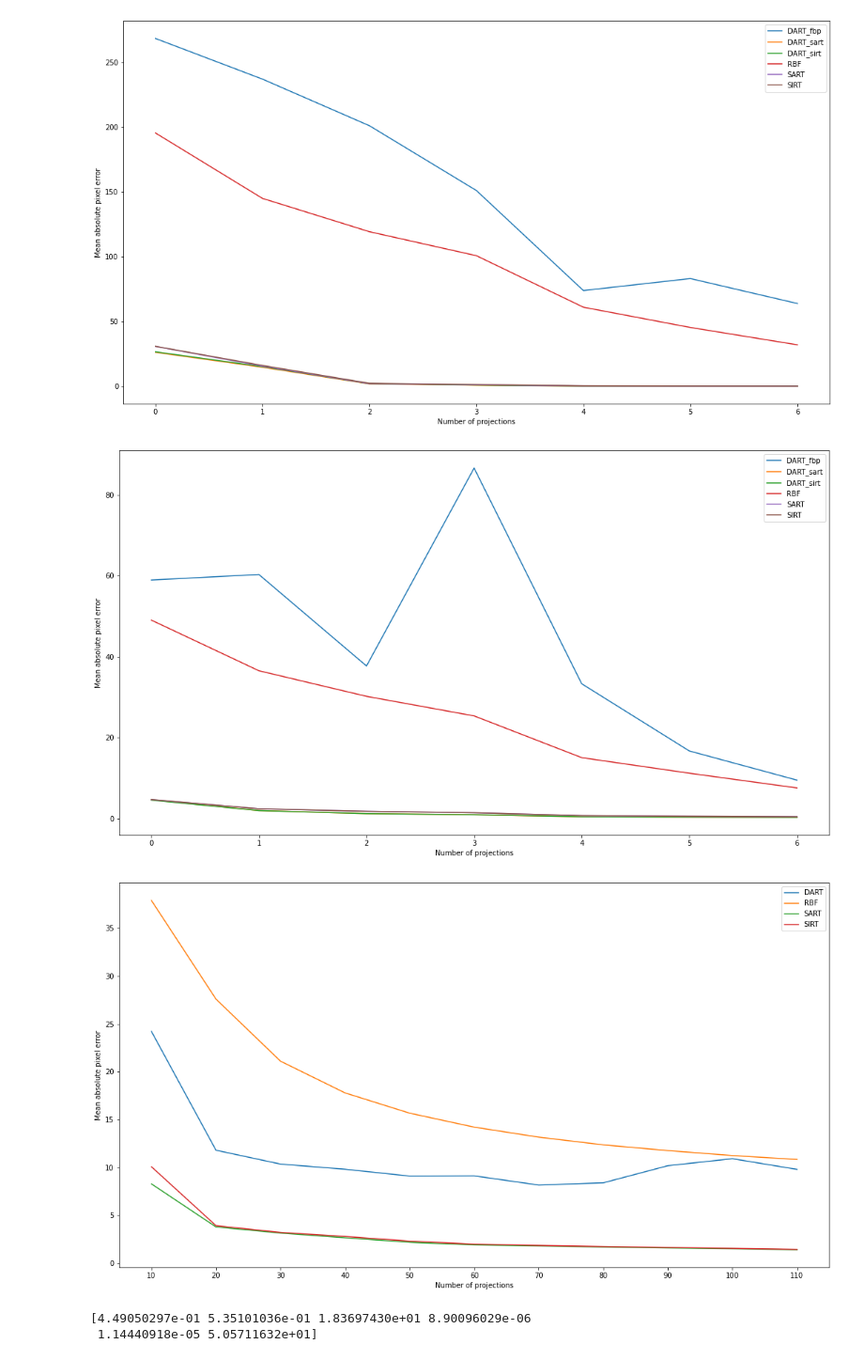
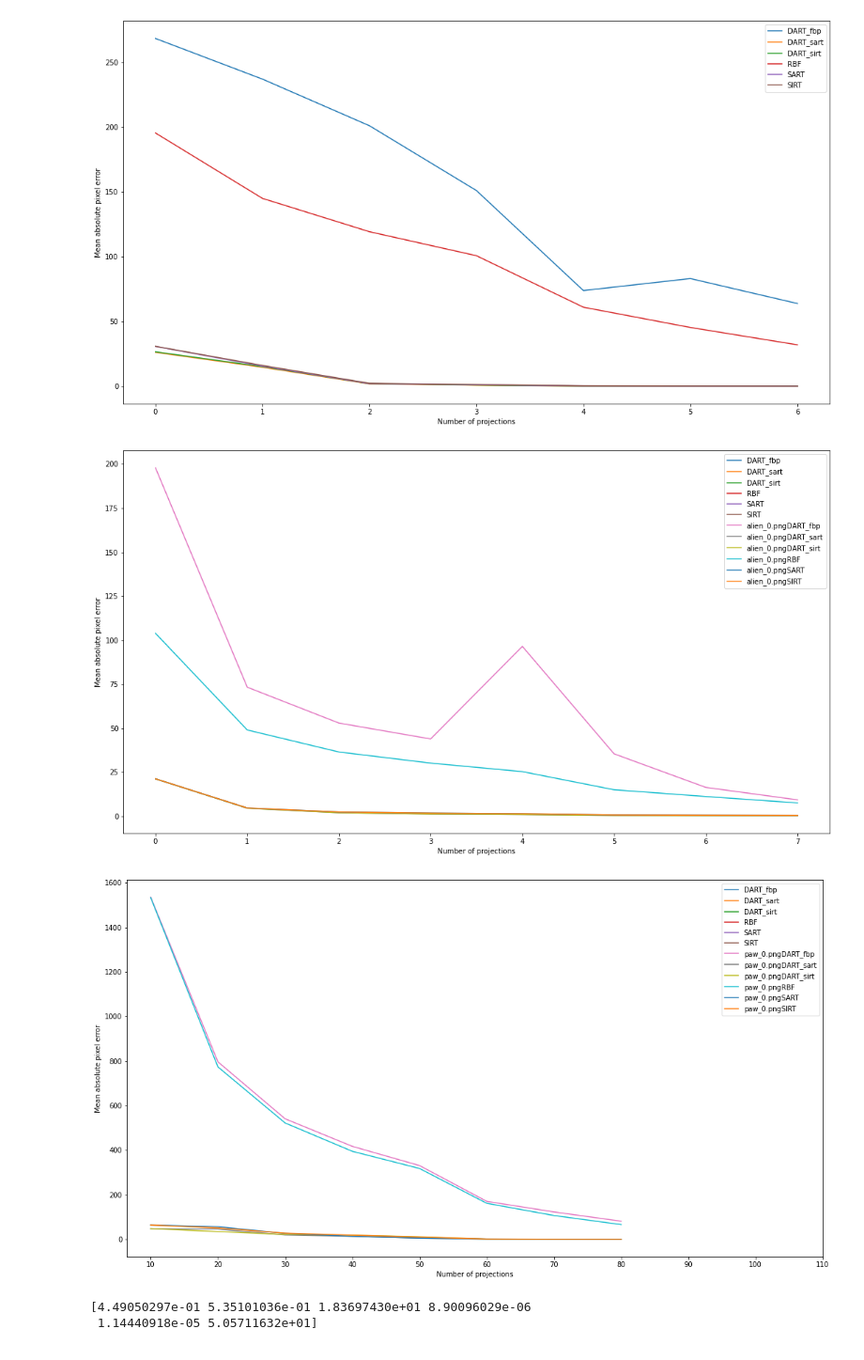
Before and after one commit to OhGreat/DART_python, a Jupyter notebook: results_visualization.ipynb, the cells around one changed output. Shown at 94% size. Cells and saved outputs as stored; diff of their text form; code cells hidden in the pictures.

```diff
--- a/results_visualization.ipynb
+++ b/results_visualization.ipynb
@@ -61,6 +61,6 @@ plt.show()
 # %%
 curr_errors = []
-curr_dir = 'results/angle_range/paws/'
+curr_dir = 'results/angle_range/paws/paw_0.png/'
 dir_files = sorted(listdir(curr_dir))
 for filename in dir_files:
     curr_errors.append(np.load(curr_dir+filename))
@@ -124,7 +124,7 @@ plt.show()
 [figure]
 # %%
 curr_errors = []
-curr_dir = 'results/n_proj/aliens/'
+curr_dir = 'results/n_proj/aliens/alien_0.png/'
 dir_files = sorted(listdir(curr_dir))
 for filename in dir_files:
     if '.npy' in filename:
@@ -139,26 +139,26 @@ plt.xlabel("Number of projections")
 plt.legend()
 plt.show()
 # %% [output]
-[figure, old version]
+[figure, new version]
 # %%
 curr_errors = []
-curr_dir = 'results/n_proj/paws/'
+curr_dir = 'results/n_proj/paws/paw_0.png/'
 dir_files = sorted(listdir(curr_dir))
 for filename in dir_files:
     if '.npy' in filename:
         curr_errors.append(np.load(curr_dir+filename))
 
 plt.figure(figsize=(18,10))
 for err in range(len(curr_errors)):
     plt.plot(curr_errors[err], label=dir_files[err][:-4])
 plt.xticks( ticks=[x for x in range(0,11)],
             labels=[x for x in range(10, 120, 10)])
 plt.ylabel("Mean absolute pixel error")
 plt.xlabel("Number of projections")
 plt.legend()
 plt.show()
 # %% [output]
-[figure, old version]
+[figure, new version]
 # %%
 err_lunar = np.load('results/phantoms/semilunars/err_sart_sirt_fbp_dart0_dart1_dart2_dart3.npy')
 err_alien = np.load('results/phantoms/aliens/err_sart_sirt_fbp_dart0_dart1_dart2_dart3.npy')
```
Also changed, not shown: parts of 8 cells of this notebook, 6 other files.
